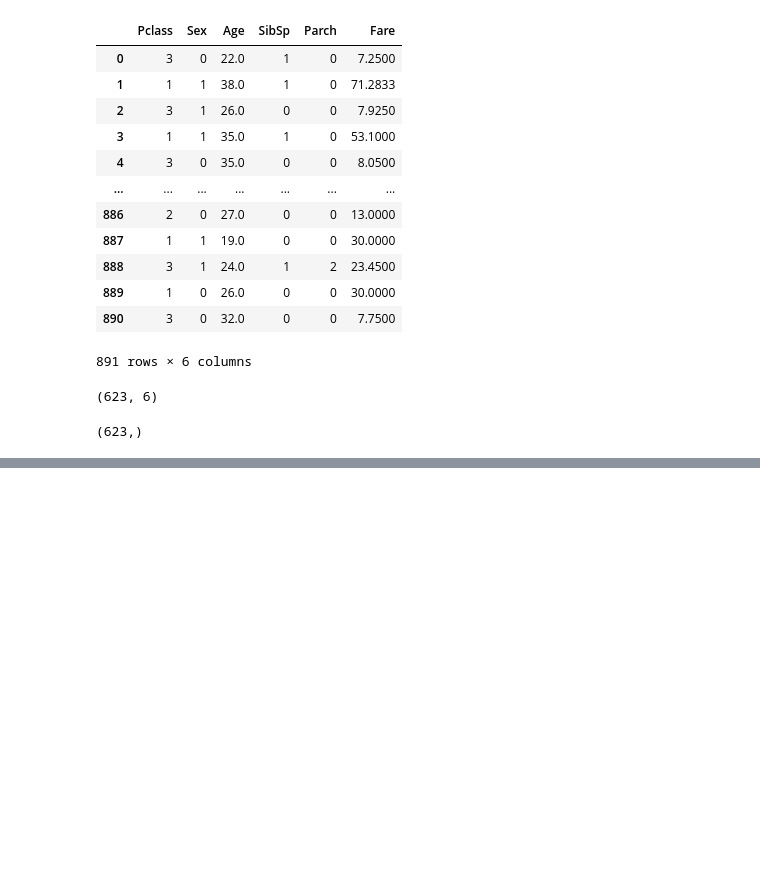
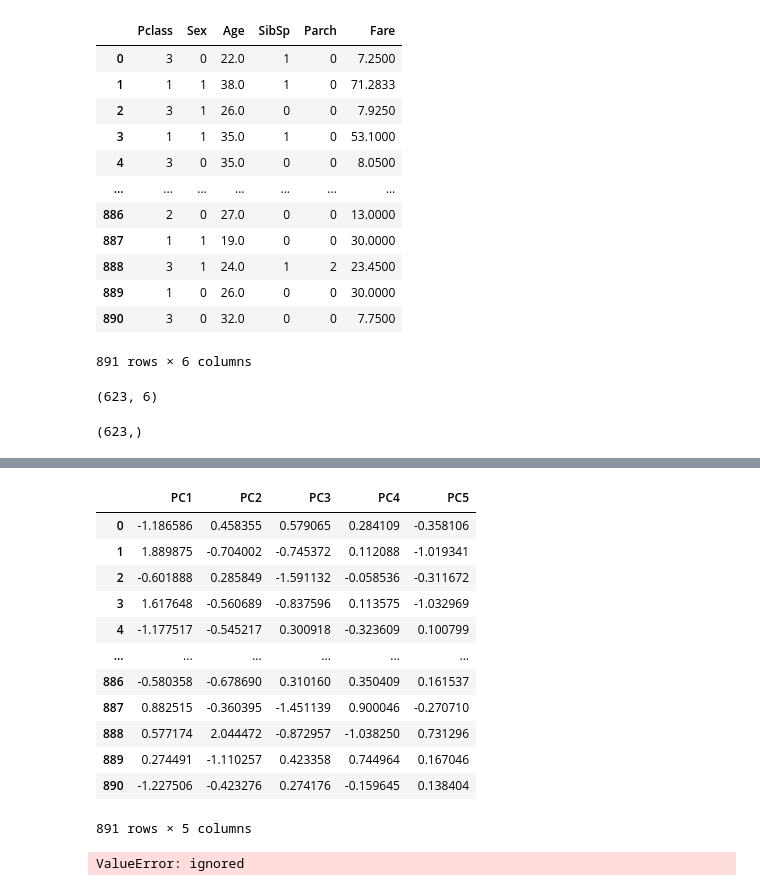
Before and after one commit to chandansinghthakur/ML_assignments, a Jupyter notebook: Assignment_3_Decision_tree.ipynb, the cells around one changed output, grey strips where cells are left out. Cells and saved outputs as stored; diff of their text form; code cells hidden in the pictures; blank space fills up the shorter version.

```diff
--- a/Assignment_3_Decision_tree.ipynb
+++ b/Assignment_3_Decision_tree.ipynb
@@ -213,0 +332,21 @@ ValueError: could not broadcast input array from shape (2,623) into shape (1,623
+# %%
+pca = PCA(n_components=5)
+new_df = pca.fit_transform(X_transform)
+
+principal_x = pd.DataFrame(new_df, columns=['PC1', 'PC2', 'PC3', 'PC4', 'PC5'])
+# %%
+principal_x
+# %% [output]
+|  | PC1 | PC2 | PC3 | PC4 | PC5 |
+| 0 | -1.186586 | 0.458355 | 0.579065 | 0.284109 | -0.358106 |
+| 1 | 1.889875 | -0.704002 | -0.745372 | 0.112088 | -1.019341 |
+| 2 | -0.601888 | 0.285849 | -1.591132 | -0.058536 | -0.311672 |
+| 3 | 1.617648 | -0.560689 | -0.837596 | 0.113575 | -1.032969 |
+| 4 | -1.177517 | -0.545217 | 0.300918 | -0.323609 | 0.100799 |
+| ... | ... | ... | ... | ... | ... |
+| 886 | -0.580358 | -0.678690 | 0.310160 | 0.350409 | 0.161537 |
+| 887 | 0.882515 | -0.360395 | -1.451139 | 0.900046 | -0.270710 |
+| 888 | 0.577174 | 2.044472 | -0.872957 | -1.038250 | 0.731296 |
+| 889 | 0.274491 | -1.110257 | 0.423358 | 0.744964 | 0.167046 |
+| 890 | -1.227506 | -0.423276 | 0.274176 | -0.159645 | 0.138404 |
+891 rows × 5 columns
@@ -213,0 +357,4 @@ ValueError: could not broadcast input array from shape (2,623) into shape (1,623
+# %%
+Dtc.fit()
+# %% [output]
+ValueError: ignored
```
Also changed, not shown: parts of 23 cells of this notebook.
